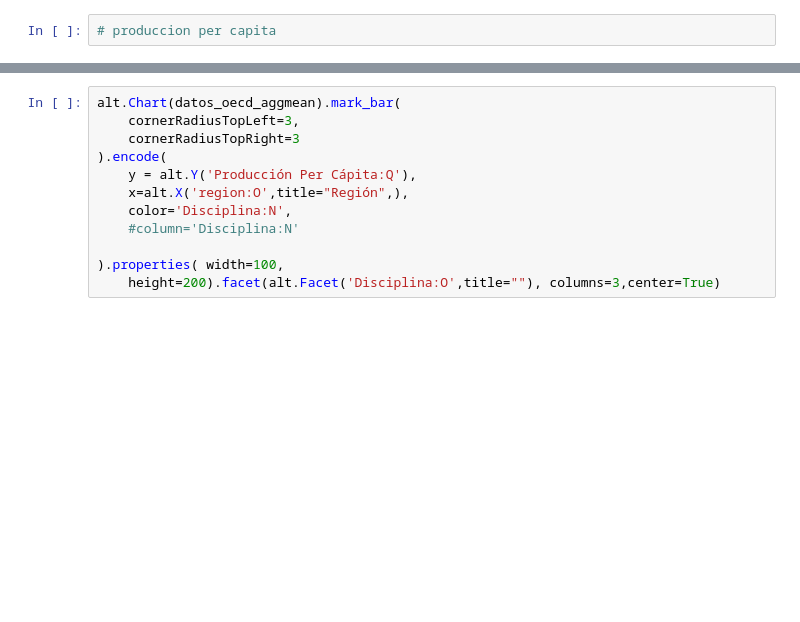
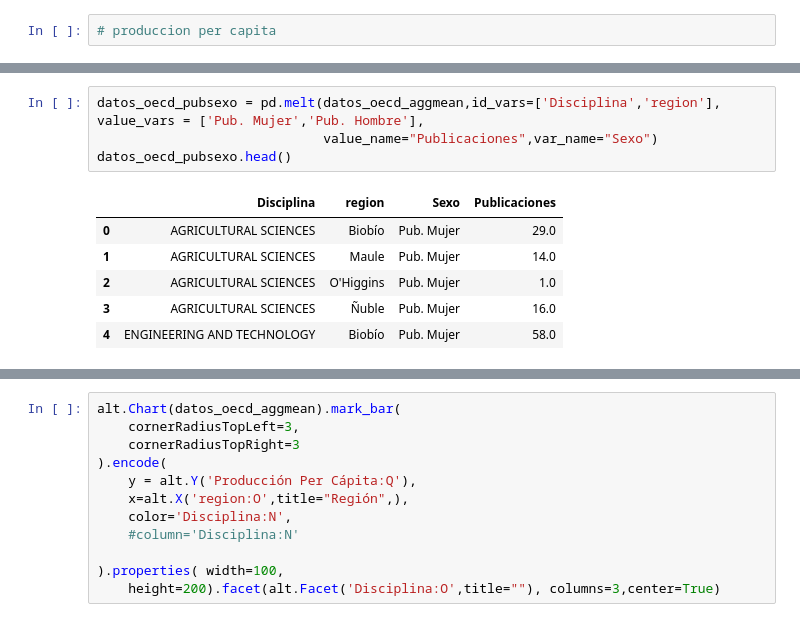
Before and after one commit to Nanocell-Lab/nodo_CTCI, a Jupyter notebook: 04_Investigación.ipynb, the cells around one changed output, grey strips where cells are left out. Saved outputs shown, nothing was run; the diff lists cells and outputs as text; blank space fills up the shorter version.

```diff
--- a/04_Investigación.ipynb
+++ b/04_Investigación.ipynb
@@ -201,0 +196,11 @@ datos_oecd_aggmean.head()
+# %%
+datos_oecd_pubsexo = pd.melt(datos_oecd_aggmean,id_vars=['Disciplina','region'], value_vars = ['Pub. Mujer','Pub. Hombre'],
+                             value_name="Publicaciones",var_name="Sexo")
+datos_oecd_pubsexo.head()
+# %% [output]
+|  | Disciplina | region | Sexo | Publicaciones |
+| 0 | AGRICULTURAL SCIENCES | Biobío | Pub. Mujer | 29.0 |
+| 1 | AGRICULTURAL SCIENCES | Maule | Pub. Mujer | 14.0 |
+| 2 | AGRICULTURAL SCIENCES | O'Higgins | Pub. Mujer | 1.0 |
+| 3 | AGRICULTURAL SCIENCES | Ñuble | Pub. Mujer | 16.0 |
+| 4 | ENGINEERING AND TECHNOLOGY | Biobío | Pub. Mujer | 58.0 |
```
Also changed, not shown: parts of 12 cells of this notebook.
